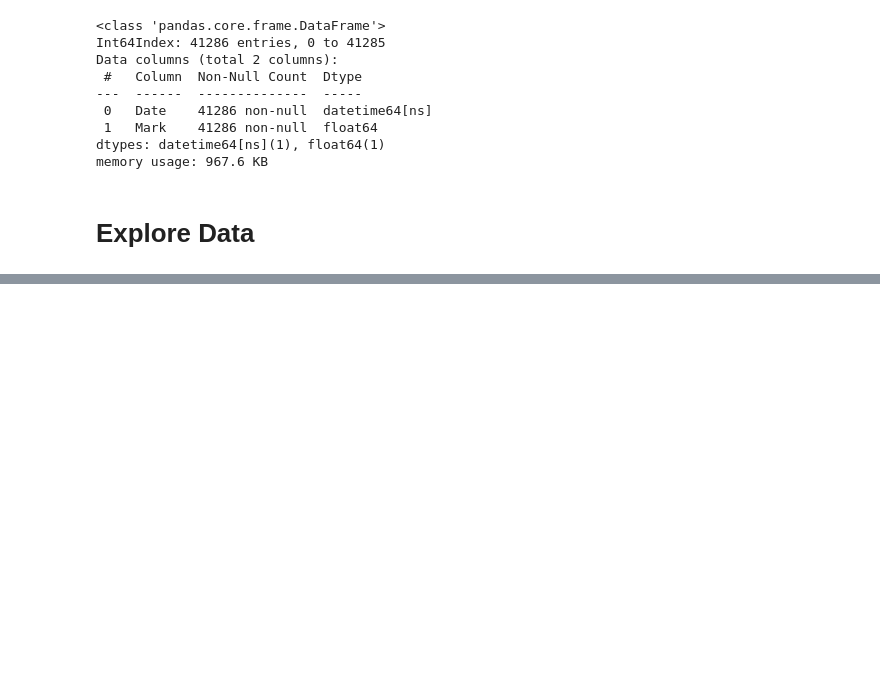
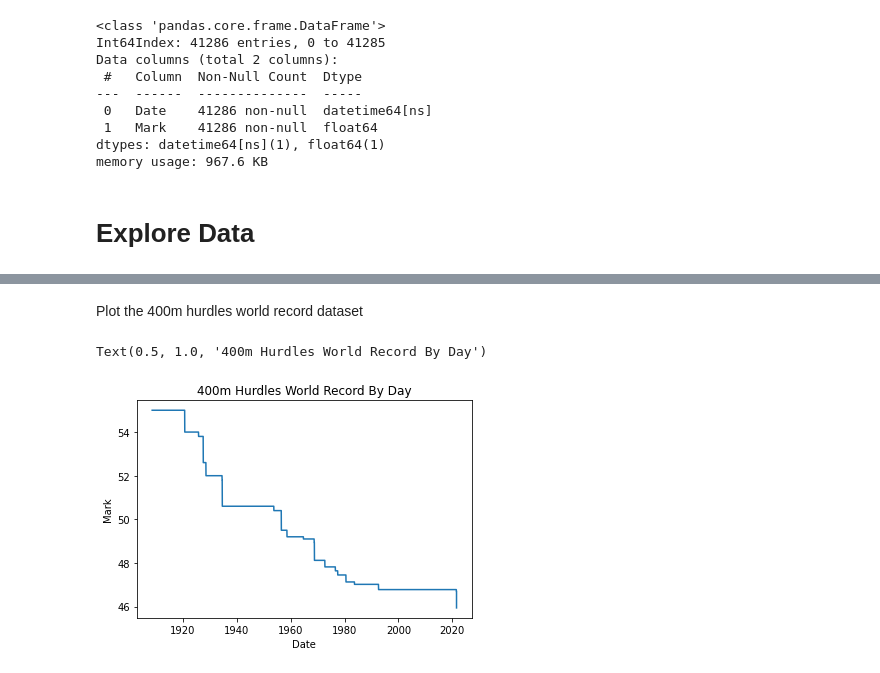
Before and after one commit to blantj/400m_hurdles_wr_progression_time_series, a Jupyter notebook: Modeling.ipynb, the cells around one changed output, grey strips where cells are left out. Saved outputs shown, nothing was run; the diff lists cells and outputs as text; code cells hidden in the pictures; blank space fills up the shorter version.

Commit message:
Explore data

```diff
--- a/Modeling.ipynb
+++ b/Modeling.ipynb
@@ -97,0 +114,9 @@ memory usage: 967.6 KB
+# %% [markdown]
+Plot the 400m hurdles world record dataset
+# %%
+fig, ax = plt.subplots()
+sns.lineplot(x='Date', y='Mark', data=df, ax=ax)
+ax.set_title('400m Hurdles World Record By Day')
+# %% [output]
+Text(0.5, 1.0, '400m Hurdles World Record By Day')
+[figure, added]
```
Also changed, not shown: parts of 10 cells of this notebook.
